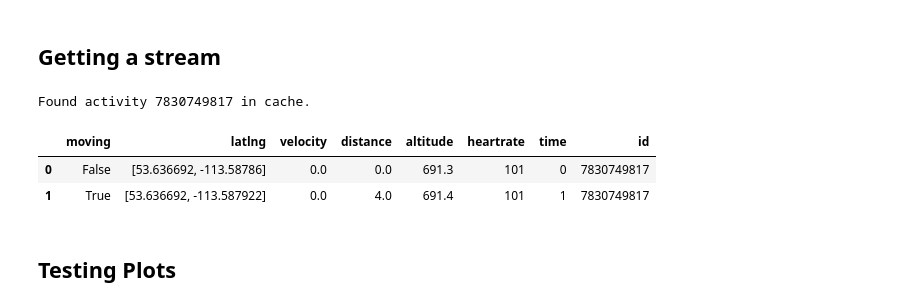
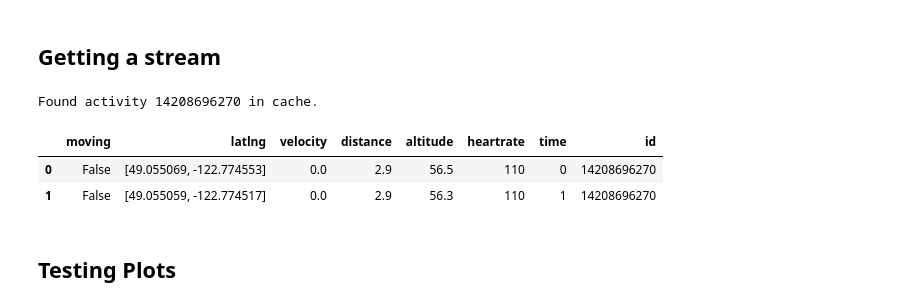
Before and after one commit to NWNHT/StravaPlotting, a Jupyter notebook: src/display_strava.ipynb, the cells around one changed output. Drawn from its saved outputs; the diff is of its cells as text; code cells hidden in the pictures.

```diff
--- a/src/display_strava.ipynb
+++ b/src/display_strava.ipynb
@@ -162,16 +171,16 @@ activities_df['doy'] = activities_df.start_date_local.apply(lambda x: x.timetupl
 ## Getting a stream
 # %%
 cache = Cache()
-ride_date = date(2022, 9, 18)
+ride_date = date(2025, 4, 17)
 stream = create_stream_df(get_activity_stream_by_date(activities=activities_df, date=ride_date, cache=cache), activity_id_by_date(activities=activities_df, date=ride_date))
 stream.rename({"velocity_smooth": "velocity"}, axis=1, inplace=True)
 stream["velocity"] = stream["velocity"] * 3.6
 stream.head(2)
 # %% [output]
-Found activity 7830749817 in cache.
+Found activity 14208696270 in cache.
 |  | moving | latlng | velocity | distance | altitude | heartrate | time | id |
-| 0 | False | [53.636692, -113.58786] | 0.0 | 0.0 | 691.3 | 101 | 0 | 7830749817 |
-| 1 | True | [53.636692, -113.587922] | 0.0 | 4.0 | 691.4 | 101 | 1 | 7830749817 |
+| 0 | False | [49.055069, -122.774553] | 0.0 | 2.9 | 56.5 | 110 | 0 | 14208696270 |
+| 1 | False | [49.055059, -122.774517] | 0.0 | 2.9 | 56.3 | 110 | 1 | 14208696270 |
 # %% [markdown]
 ## Testing Plots
 # %%
```
Also changed, not shown: parts of 14 cells of this notebook, 2 other files.
